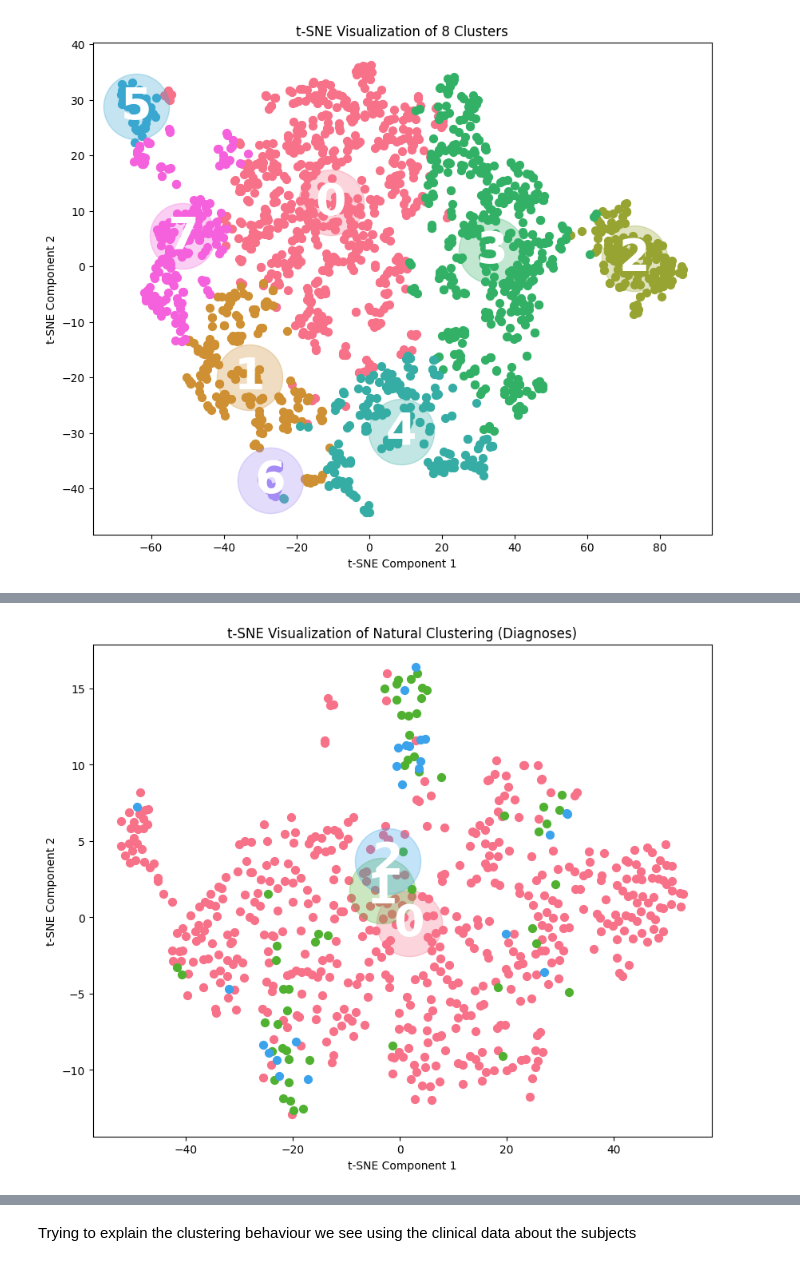
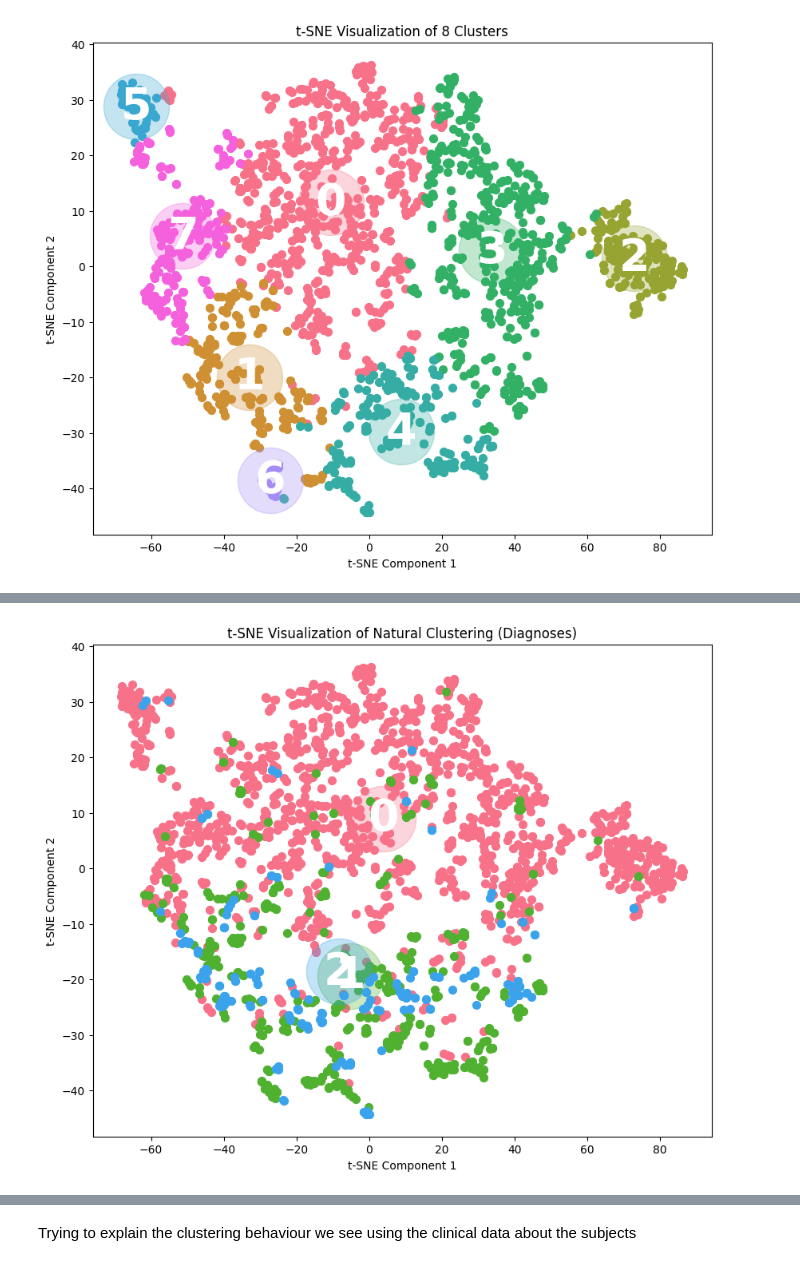
Before and after one commit to Vaakir/unsupervised-deep-learning-bachelor-thesis, a Jupyter notebook: clustering.ipynb, the cells around one changed output, grey strips where cells are left out. Saved outputs shown, nothing was run; the diff lists cells and outputs as text; code cells hidden in the pictures.

```diff
--- a/clustering.ipynb
+++ b/clustering.ipynb
@@ -156,7 +261,8 @@ for n_clusters in [2, 4, 8]:
 # %%
 labels_nat = np.zeros(len(latent_scaled))
 labels_nat[1326 : 1787]=1
 labels_nat[1787 : 2000]=2
-plot_clusters(latent_scaled[all_subjects["Group"]!=0], labels_nat[all_subjects["Group"]!=0], n_clusters=3,title='t-SNE Visualization of Natural Clustering (Diagnoses)')
+# [all_subjects["Group"]!=0]
+plot_clusters(latent_scaled, labels_nat, n_clusters=3,title='t-SNE Visualization of Natural Clustering (Diagnoses)')
 # %% [output]
-[figure, old version]
+[figure, new version]
```
Also changed, not shown: parts of 36 cells of this notebook, 19 other files.
